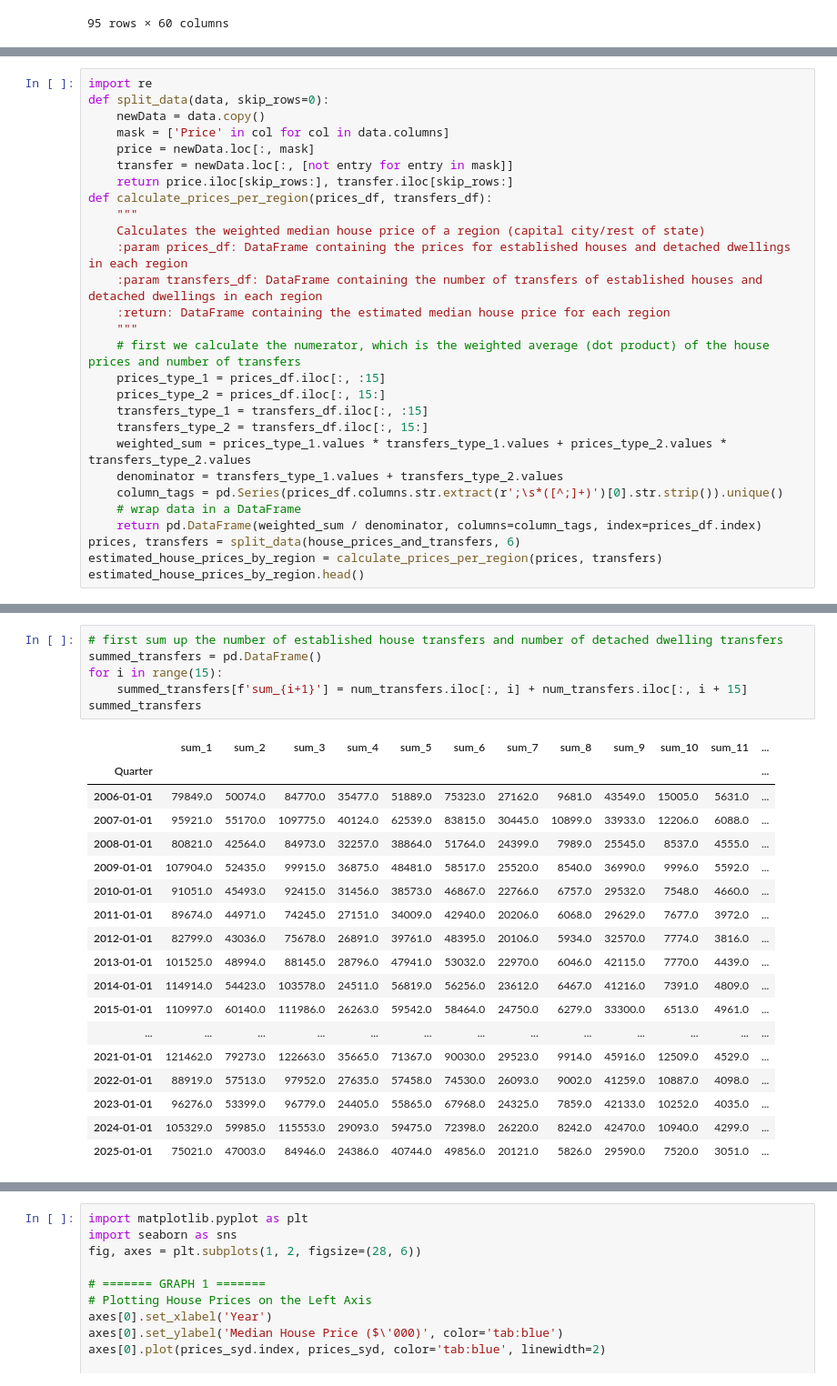
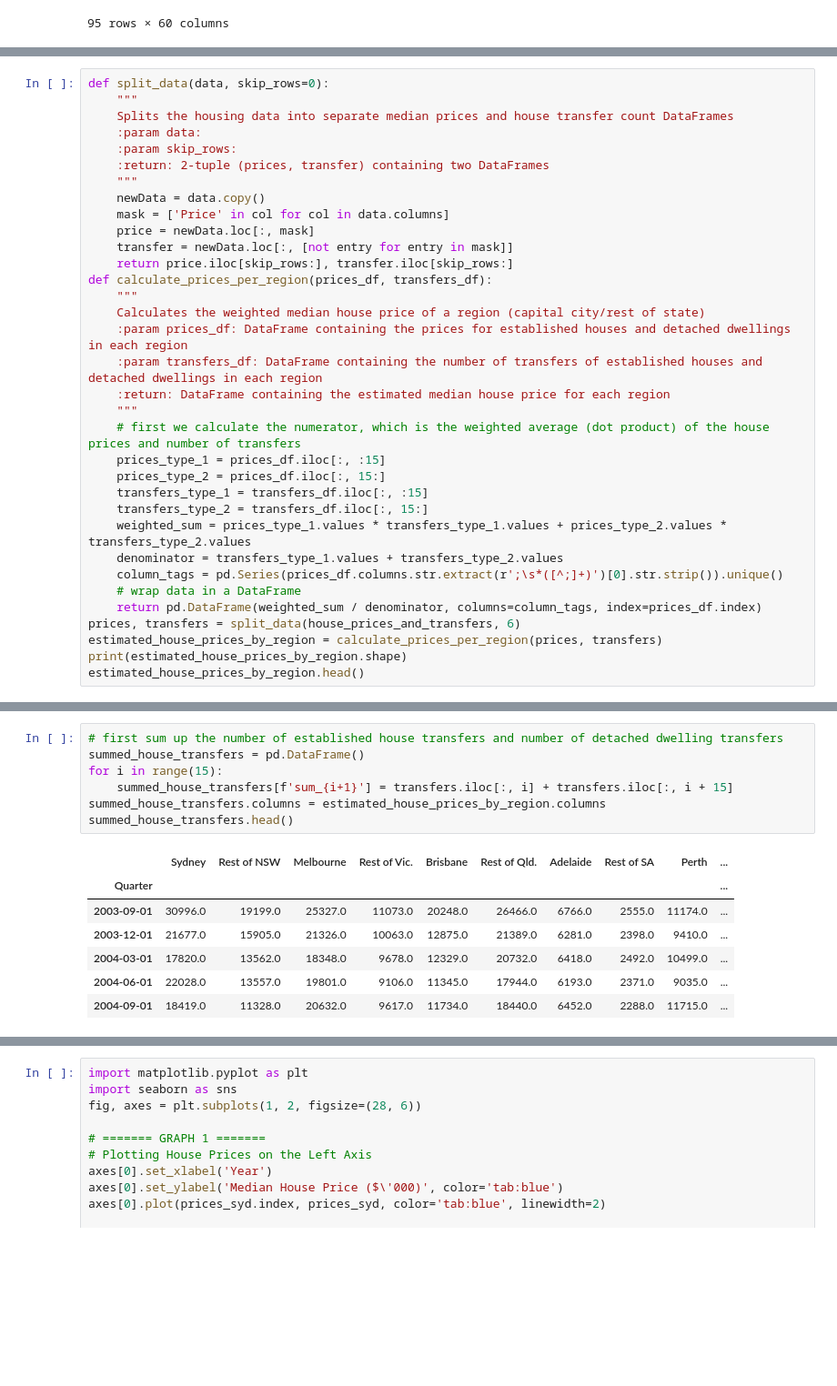
Before and after one commit to aydinkhan2005/Investigating-Factors-Affecting-Housing-in-Australia, a Jupyter notebook: notebooks/EDA_A.ipynb, the cells around one changed output, grey strips where cells are left out. Shown at 91% size. Drawn from its saved outputs; the diff is of its cells as text; blank space fills up the shorter version.

Commit message:
Finished calculating estimated percentage change in median house prices per state

```diff
--- a/notebooks/EDA_A.ipynb
+++ b/notebooks/EDA_A.ipynb
@@ -161,8 +167,13 @@ P_r = \frac{n_{r, e} \times p_{r, e} + n_{r, d} \times p_{r, d}}{n_{r, e}+n_{r,
   </tr>
 </table>
 # %%
-import re
 def split_data(data, skip_rows=0):
+    """
+    Splits the housing data into separate median prices and house transfer count DataFrames
+    :param data:
+    :param skip_rows:
+    :return: 2-tuple (prices, transfer) containing two DataFrames
+    """
     newData = data.copy()
     mask = ['Price' in col for col in data.columns]
     price = newData.loc[:, mask]
@@ -187,5 +198,6 @@ def calculate_prices_per_region(prices_df, transfers_df):
     return pd.DataFrame(weighted_sum / denominator, columns=column_tags, index=prices_df.index)
 prices, transfers = split_data(house_prices_and_transfers, 6)
 estimated_house_prices_by_region = calculate_prices_per_region(prices, transfers)
+print(estimated_house_prices_by_region.shape)
 estimated_house_prices_by_region.head()
 # %% [output]
@@ -216,25 +259,15 @@ num_transfers.head()
 # %%
 # first sum up the number of established house transfers and number of detached dwelling transfers
-summed_transfers = pd.DataFrame()
+summed_house_transfers = pd.DataFrame()
 for i in range(15):
-    summed_transfers[f'sum_{i+1}'] = num_transfers.iloc[:, i] + num_transfers.iloc[:, i + 15]
-summed_transfers
+    summed_house_transfers[f'sum_{i+1}'] = transfers.iloc[:, i] + transfers.iloc[:, i + 15]
+summed_house_transfers.columns = estimated_house_prices_by_region.columns
+summed_house_transfers.head()
 # %% [output]
-|  | sum_1 | sum_2 | sum_3 | sum_4 | sum_5 | sum_6 | sum_7 | sum_8 | sum_9 | sum_10 | sum_11 | ... |
-| Quarter |  |  |  |  |  |  |  |  |  |  |  | ... |
-| 2006-01-01 | 79849.0 | 50074.0 | 84770.0 | 35477.0 | 51889.0 | 75323.0 | 27162.0 | 9681.0 | 43549.0 | 15005.0 | 5631.0 | ... |
-| 2007-01-01 | 95921.0 | 55170.0 | 109775.0 | 40124.0 | 62539.0 | 83815.0 | 30445.0 | 10899.0 | 33933.0 | 12206.0 | 6088.0 | ... |
-| 2008-01-01 | 80821.0 | 42564.0 | 84973.0 | 32257.0 | 38864.0 | 51764.0 | 24399.0 | 7989.0 | 25545.0 | 8537.0 | 4555.0 | ... |
-| 2009-01-01 | 107904.0 | 52435.0 | 99915.0 | 36875.0 | 48481.0 | 58517.0 | 25520.0 | 8540.0 | 36990.0 | 9996.0 | 5592.0 | ... |
-| 2010-01-01 | 91051.0 | 45493.0 | 92415.0 | 31456.0 | 38573.0 | 46867.0 | 22766.0 | 6757.0 | 29532.0 | 7548.0 | 4660.0 | ... |
-| 2011-01-01 | 89674.0 | 44971.0 | 74245.0 | 27151.0 | 34009.0 | 42940.0 | 20206.0 | 6068.0 | 29629.0 | 7677.0 | 3972.0 | ... |
-| 2012-01-01 | 82799.0 | 43036.0 | 75678.0 | 26891.0 | 39761.0 | 48395.0 | 20106.0 | 5934.0 | 32570.0 | 7774.0 | 3816.0 | ... |
-| 2013-01-01 | 101525.0 | 48994.0 | 88145.0 | 28796.0 | 47941.0 | 53032.0 | 22970.0 | 6046.0 | 42115.0 | 7770.0 | 4439.0 | ... |
-| 2014-01-01 | 114914.0 | 54423.0 | 103578.0 | 24511.0 | 56819.0 | 56256.0 | 23612.0 | 6467.0 | 41216.0 | 7391.0 | 4809.0 | ... |
-| 2015-01-01 | 110997.0 | 60140.0 | 111986.0 | 26263.0 | 59542.0 | 58464.0 | 24750.0 | 6279.0 | 33300.0 | 6513.0 | 4961.0 | ... |
-| ... | ... | ... | ... | ... | ... | ... | ... | ... | ... | ... | ... | ... |
-| 2021-01-01 | 121462.0 | 79273.0 | 122663.0 | 35665.0 | 71367.0 | 90030.0 | 29523.0 | 9914.0 | 45916.0 | 12509.0 | 4529.0 | ... |
-| 2022-01-01 | 88919.0 | 57513.0 | 97952.0 | 27635.0 | 57458.0 | 74530.0 | 26093.0 | 9002.0 | 41259.0 | 10887.0 | 4098.0 | ... |
-| 2023-01-01 | 96276.0 | 53399.0 | 96779.0 | 24405.0 | 55865.0 | 67968.0 | 24325.0 | 7859.0 | 42133.0 | 10252.0 | 4035.0 | ... |
-| 2024-01-01 | 105329.0 | 59985.0 | 115553.0 | 29093.0 | 59475.0 | 72398.0 | 26220.0 | 8242.0 | 42470.0 | 10940.0 | 4299.0 | ... |
-| 2025-01-01 | 75021.0 | 47003.0 | 84946.0 | 24386.0 | 40744.0 | 49856.0 | 20121.0 | 5826.0 | 29590.0 | 7520.0 | 3051.0 | ... |
+|  | Sydney | Rest of NSW | Melbourne | Rest of Vic. | Brisbane | Rest of Qld. | Adelaide | Rest of SA | Perth | ... |
+| Quarter |  |  |  |  |  |  |  |  |  | ... |
+| 2003-09-01 | 30996.0 | 19199.0 | 25327.0 | 11073.0 | 20248.0 | 26466.0 | 6766.0 | 2555.0 | 11174.0 | ... |
+| 2003-12-01 | 21677.0 | 15905.0 | 21326.0 | 10063.0 | 12875.0 | 21389.0 | 6281.0 | 2398.0 | 9410.0 | ... |
+| 2004-03-01 | 17820.0 | 13562.0 | 18348.0 | 9678.0 | 12329.0 | 20732.0 | 6418.0 | 2492.0 | 10499.0 | ... |
+| 2004-06-01 | 22028.0 | 13557.0 | 19801.0 | 9106.0 | 11345.0 | 17944.0 | 6193.0 | 2371.0 | 9035.0 | ... |
+| 2004-09-01 | 18419.0 | 11328.0 | 20632.0 | 9617.0 | 11734.0 | 18440.0 | 6452.0 | 2288.0 | 11715.0 | ... |
```
Also changed, not shown: parts of 13 cells of this notebook.
